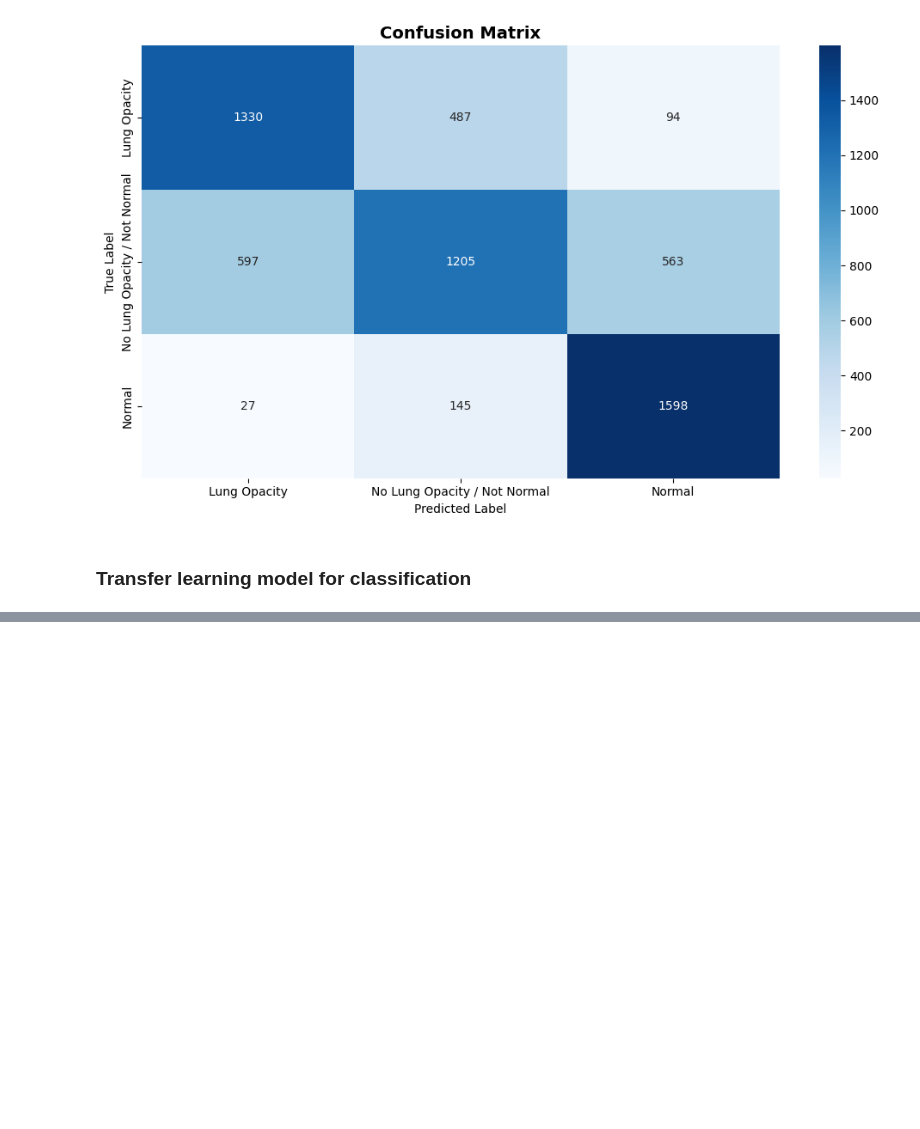
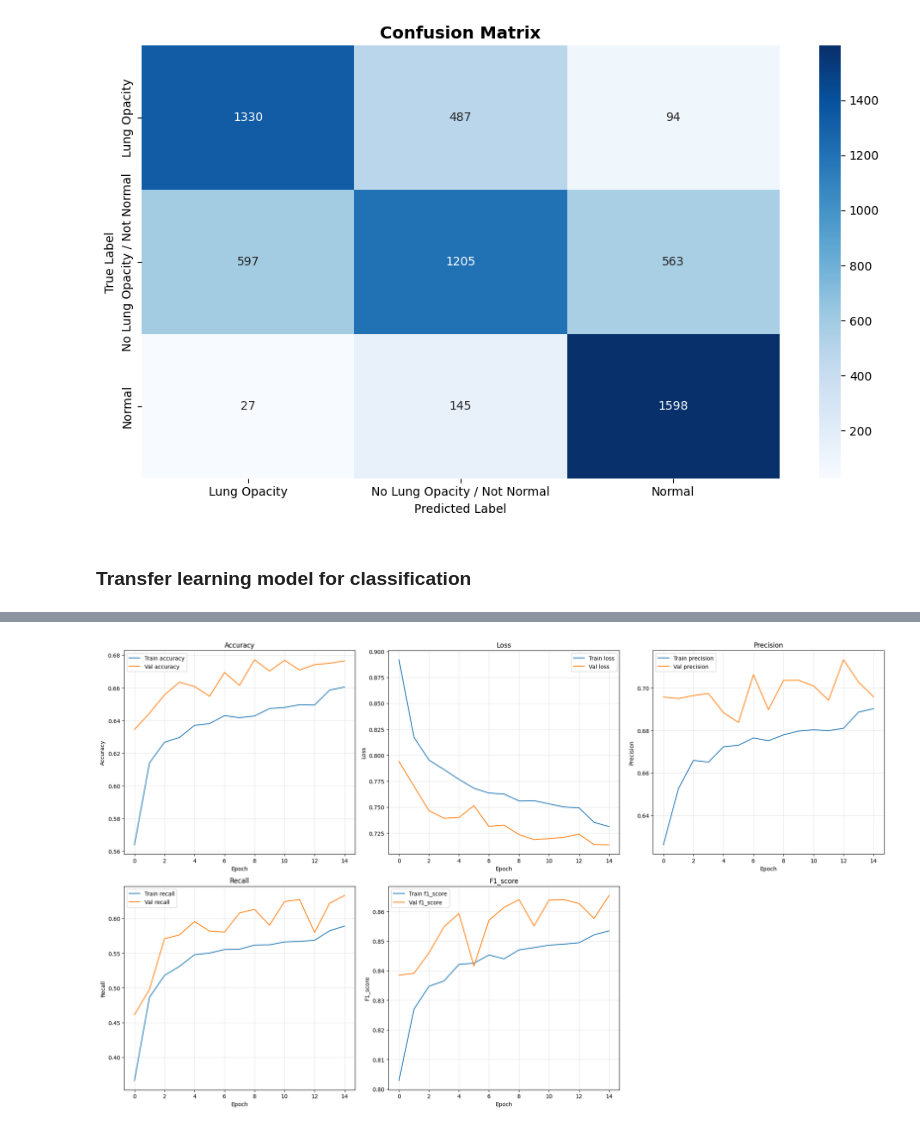
Before and after one commit to nkpatro/Pneumonia-Detection, a Jupyter notebook: Pneumonia-Detection.ipynb, the cells around one changed output, grey strips where cells are left out. Drawn from its saved outputs; the diff is of its cells as text; code cells hidden in the pictures; blank space fills up the shorter version.

Commit message:
Updated transfer learning code and saving the model

```diff
--- a/Pneumonia-Detection.ipynb
+++ b/Pneumonia-Detection.ipynb
@@ -1392,0 +1451,19 @@ def train_and_evaluate_enhanced_models(model_type, train_ds, val_ds, input_shape
+# %%
+def plot_training_history_for_enhanced_models(history):
+    metrics = ['accuracy', 'loss', 'precision', 'recall', 'f1_score']
+    val_metrics = ['val_' + m for m in metrics]
+
+    plt.figure(figsize=(20, 12))
+
+    for i, metric in enumerate(metrics):
+        plt.subplot(2, 3, i+1)
+        plt.plot(history.history[metric], label=f'Train {metric}')
+        plt.plot(history.history['val_' + metric], label=f'Val {metric}')
+        plt.title(metric.capitalize())
+        plt.xlabel('Epoch')
+        plt.ylabel(metric.capitalize())
+        plt.legend()
+        plt.grid(True, alpha=0.3)
+
+    plt.tight_layout()
+    plt.show()
@@ -1464,7 +1583,7 @@ Confusion Matrix
 # %% [markdown]
 ### **Transfer learning model for classification**
 # %%
-transfer_model, transfer_history, transfer_val_ds = train_and_evaluate(
+transfer_model, transfer_history, transfer_val_ds = train_and_evaluate_enhanced_models(
     model_type='TransferLearningCNN',
     train_ds=train_ds,
     val_ds=val_ds,
@@ -1474,0 +1634,5 @@ transfer_model, transfer_history, transfer_val_ds = train_and_evaluate(
+# %%
+# Plot training history
+plot_training_history_for_enhanced_models(transfer_history)
+# %% [output]
+[figure, added]
```
Also changed, not shown: parts of 7 cells of this notebook.
